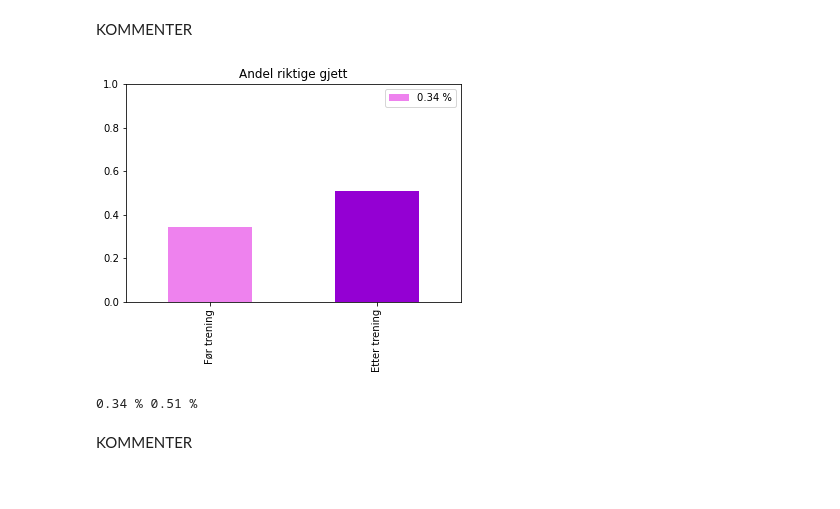
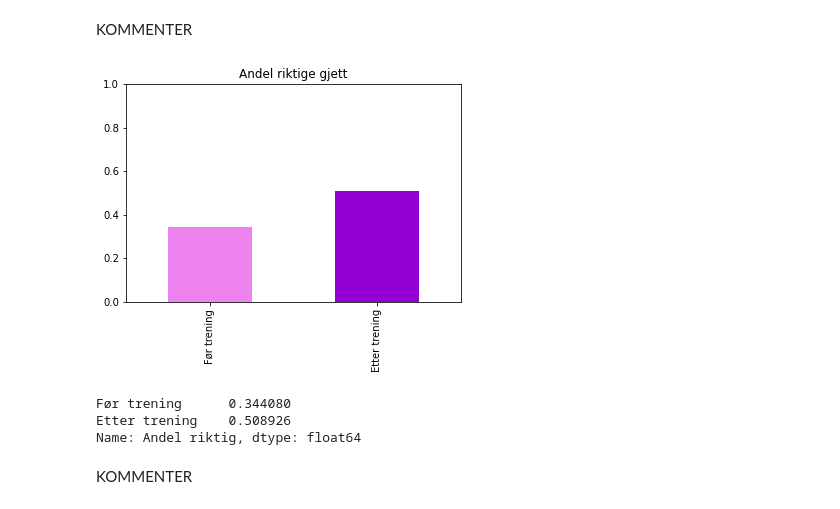
Before and after one commit to Annaaasen/GTP2, a Jupyter notebook: notebooks/001_apha.ipynb, the cells around one changed output. Cells and saved outputs as stored; diff of their text form; code cells hidden in the pictures.

```diff
--- a/notebooks/001_apha.ipynb
+++ b/notebooks/001_apha.ipynb
@@ -79,20 +79,21 @@ KOMMENTER
 # %%
 df_turing.loc["Andel riktig"] = [andel("Før trening"),andel("Etter trening")]
 df_turing.loc["Andel riktig"].plot.bar(color=["violet","darkviolet"])
                                       #label=[f"{df_turing.loc['Andel riktig']['Før trening']:.2} %",
                                                #f"{df_turing.loc['Andel riktig']['Etter trening']:.2} %"])
 plt.title("Andel riktige gjett")
 plt.ylim([0,1])
-plt.legend([f"{df_turing.loc['Andel riktig']['Før trening']:.2} %",
-            f"{df_turing.loc['Andel riktig']['Etter trening']:.2} %"])
+#plt.legend([f"{df_turing.loc['Andel riktig']['Før trening']:.2} %",
+#            f"{df_turing.loc['Andel riktig']['Etter trening']:.2} %"])
 plt.savefig("Andel_begge.png")
 plt.show()
 
-print(f"{df_turing.loc['Andel riktig']['Før trening']:.2} %",
-            f"{df_turing.loc['Andel riktig']['Etter trening']:.2} %")
+print(df_turing.loc["Andel riktig"])
 # %% [output]
-[figure, old version]
+[figure, new version]
-0.34 % 0.51 %
+Før trening      0.344080
+Etter trening    0.508926
+Name: Andel riktig, dtype: float64
 # %% [markdown]
 KOMMENTER
 # %%
```
Also changed, not shown: 5 other files.
